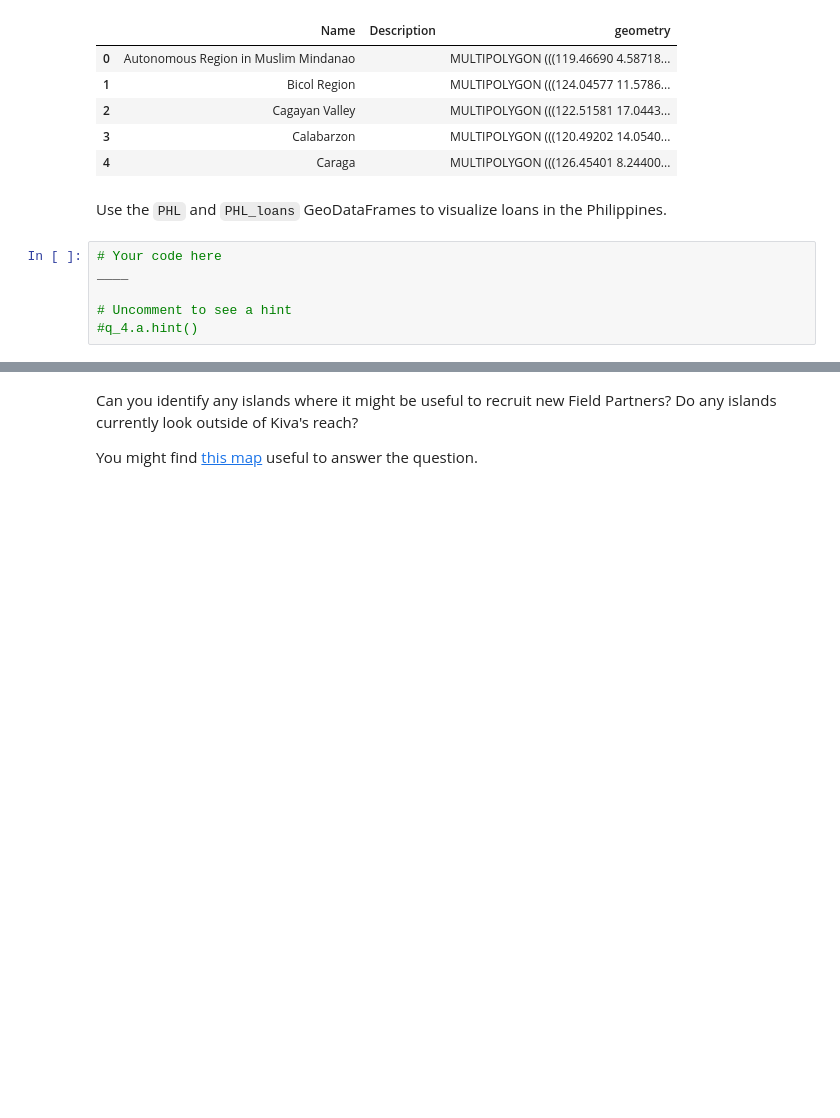
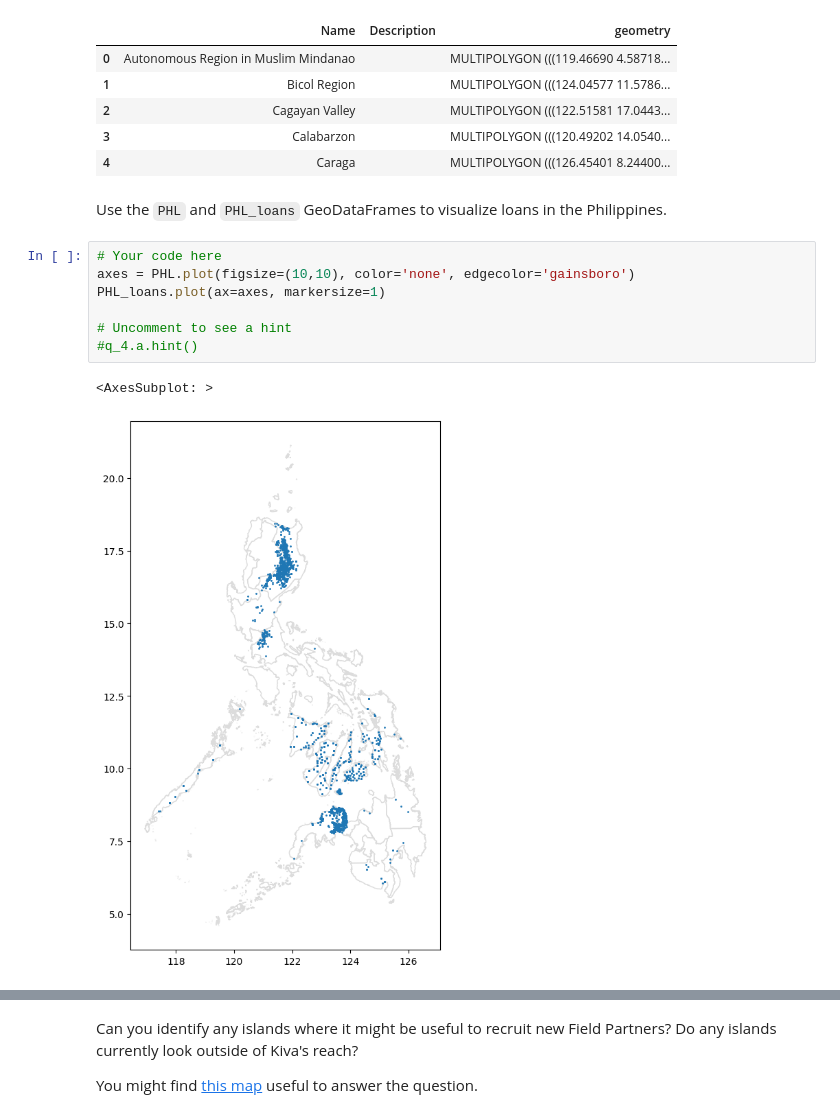
Before and after one commit to RAJ-DSML/geospatial-analysis-on-kiva, a Jupyter notebook: kiva_loan_analysis.ipynb, the cells around one changed output, grey strips where cells are left out. Drawn from its saved outputs; the diff is of its cells as text; blank space fills up the shorter version.

```diff
--- a/kiva_loan_analysis.ipynb
+++ b/kiva_loan_analysis.ipynb
@@ -131,10 +131,14 @@ PHL.head()
 Use the `PHL` and `PHL_loans` GeoDataFrames to visualize loans in the Philippines.
 # %%
 # Your code here
-____
+axes = PHL.plot(figsize=(10,10), color='none', edgecolor='gainsboro')
+PHL_loans.plot(ax=axes, markersize=1)
 
 # Uncomment to see a hint
 #q_4.a.hint()
+# %% [output]
+<AxesSubplot: >
+[figure, added]
 # %%
 # Get credit for your work after you have created a map
 q_4.a.check()
```
Also changed, not shown: parts of 2 cells of this notebook.
